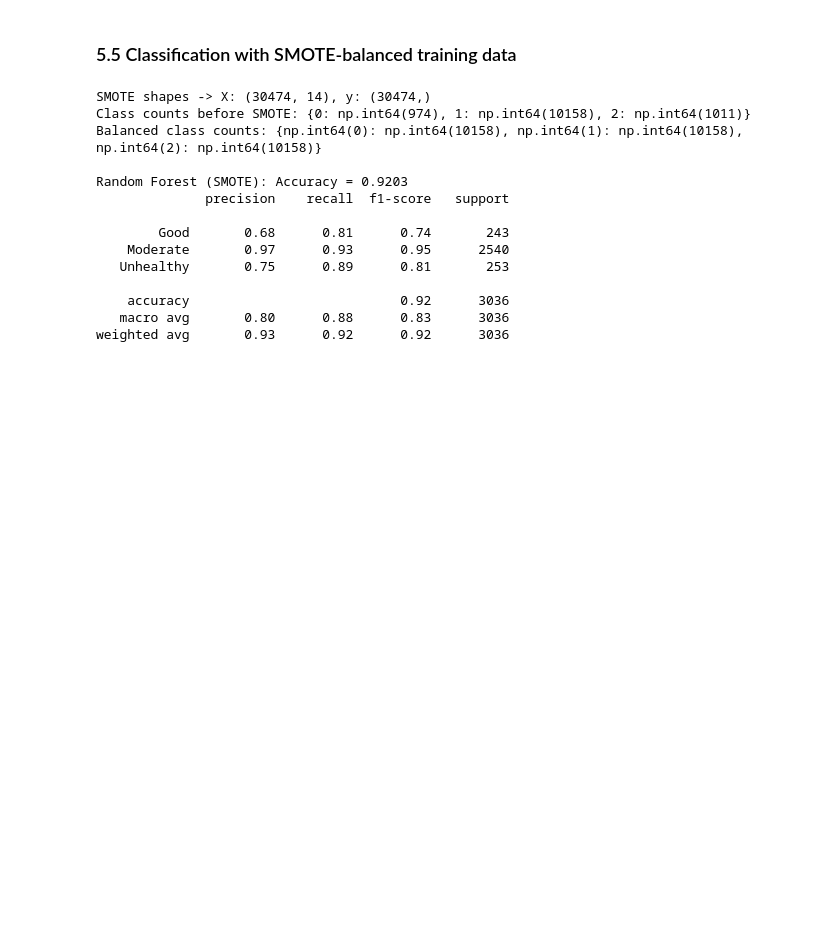
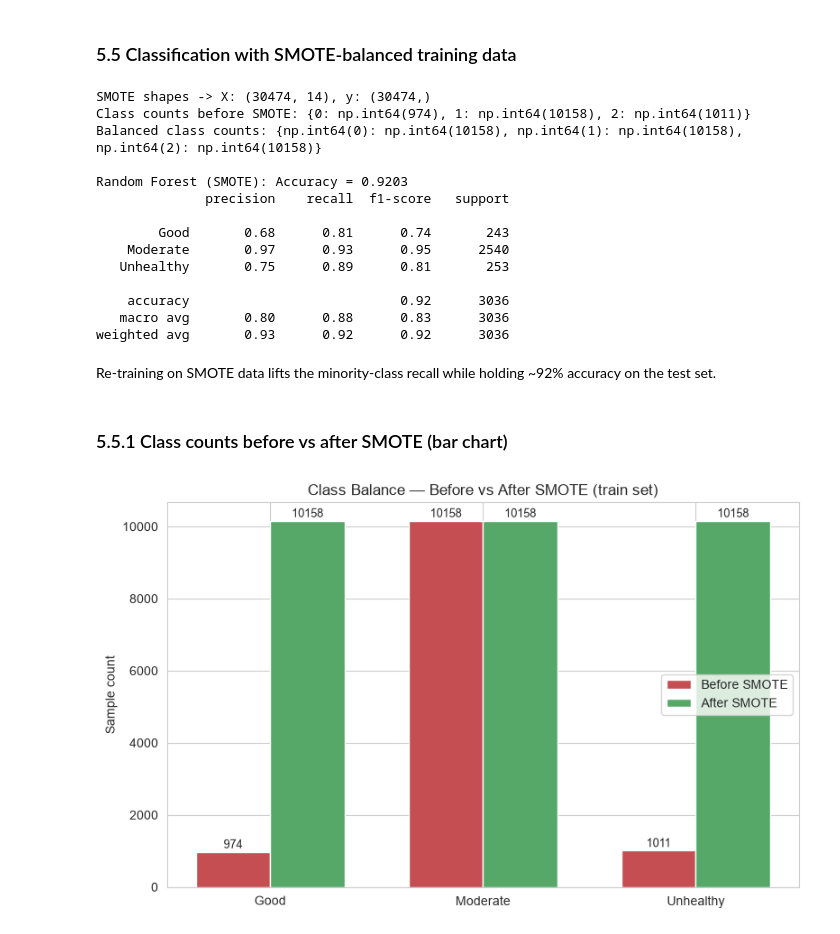
Before and after one commit to WillardDev/Air_Quality_Nairobi, a Jupyter notebook: Air_Quality.ipynb, the cells around one changed output. Drawn from its saved outputs; the diff is of its cells as text; code cells hidden in the pictures; blank space fills up the shorter version.

```diff
--- a/Air_Quality.ipynb
+++ b/Air_Quality.ipynb
@@ -1026,7 +1264,7 @@ from sklearn.linear_model import LogisticRegression
 from sklearn.metrics import accuracy_score, classification_report
 
 # Train Logistic Regression
-logreg = LogisticRegression(max_iter=2000, random_state=42)
+logreg = LogisticRegression(C=best_C, max_iter=2000, random_state=42)
 logreg.fit(X_train_clf_scaled, y_train_clf_enc)
 y_pred_logreg = logreg.predict(X_test_clf_scaled)
 
@@ -1192,3 +1500,31 @@ Random Forest (SMOTE): Accuracy = 0.9203
     accuracy                           0.92      3036
    macro avg       0.80      0.88      0.83      3036
 weighted avg       0.93      0.92      0.92      3036
+# %% [markdown]
+Re-training on SMOTE data lifts the minority-class recall while holding ~92% accuracy on the test set.
+# %% [markdown]
+### 5.5.1 Class counts before vs after SMOTE (bar chart)
+# %%
+# Bar chart: class counts before vs after SMOTE
+counts_after = pd.Series(y_train_smote).value_counts().sort_index()
+
+fig, ax = plt.subplots(figsize=(8, 5))
+x = np.arange(len(class_names))
+width = 0.35
+
+before_bars = ax.bar(x - width/2, counts_before.values, width, label='Before SMOTE', color='#C44E52')
+after_bars = ax.bar(x + width/2, counts_after.values, width, label='After SMOTE', color='#55A868')
+
+ax.set_xticks(x); ax.set_xticklabels(class_names)
+ax.set_ylabel('Sample count')
+ax.set_title('Class Balance — Before vs After SMOTE (train set)')
+ax.legend()
+
+for bars in [before_bars, after_bars]:
+    for bar in bars:
+        ax.text(bar.get_x() + bar.get_width()/2, bar.get_height() + 100, int(bar.get_height()), ha='center', fontsize=9)
+
+plt.tight_layout()
+plt.show()
+# %% [output]
+[figure, added]
```
Also changed, not shown: parts of 126 cells of this notebook, 1 other file.
